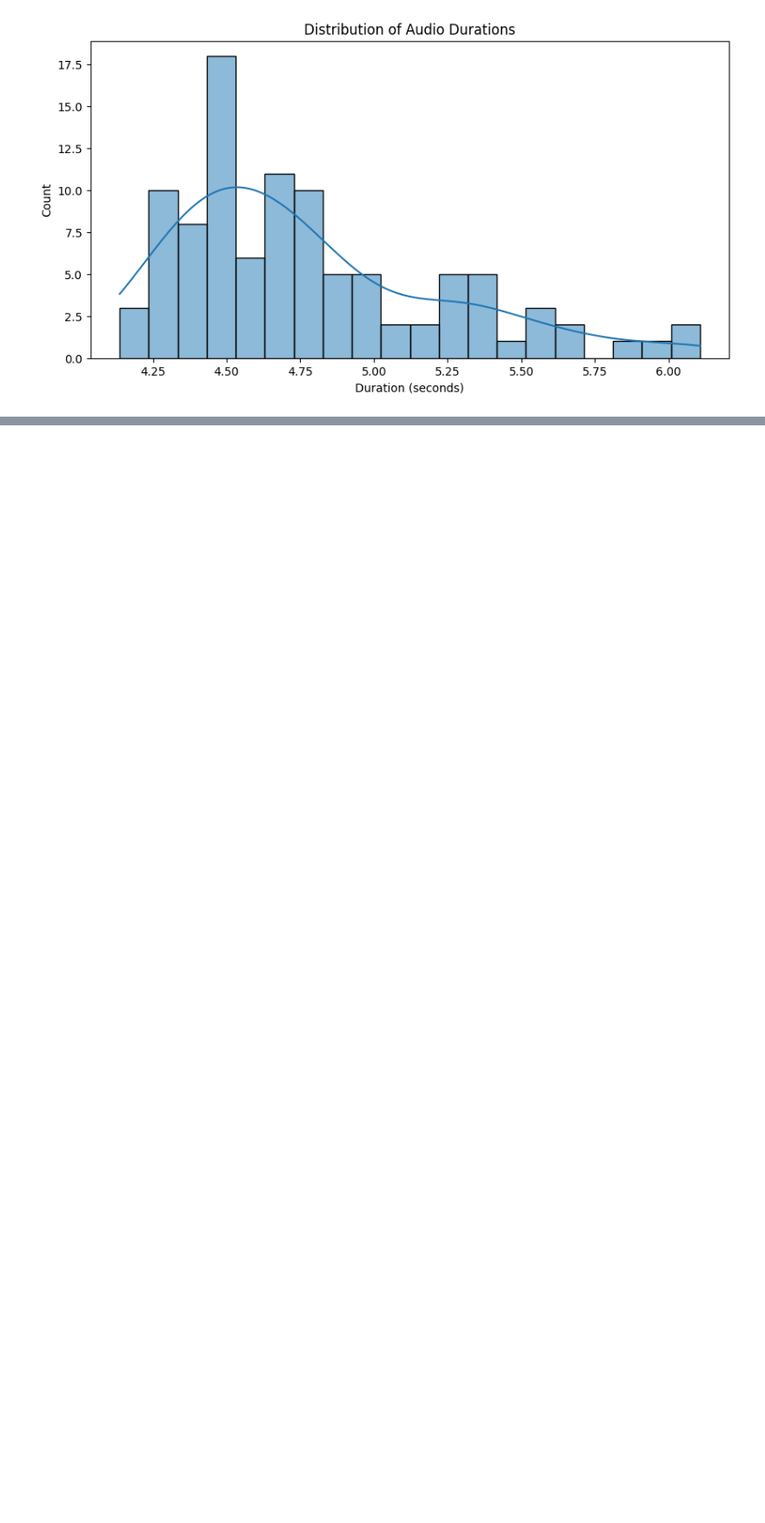
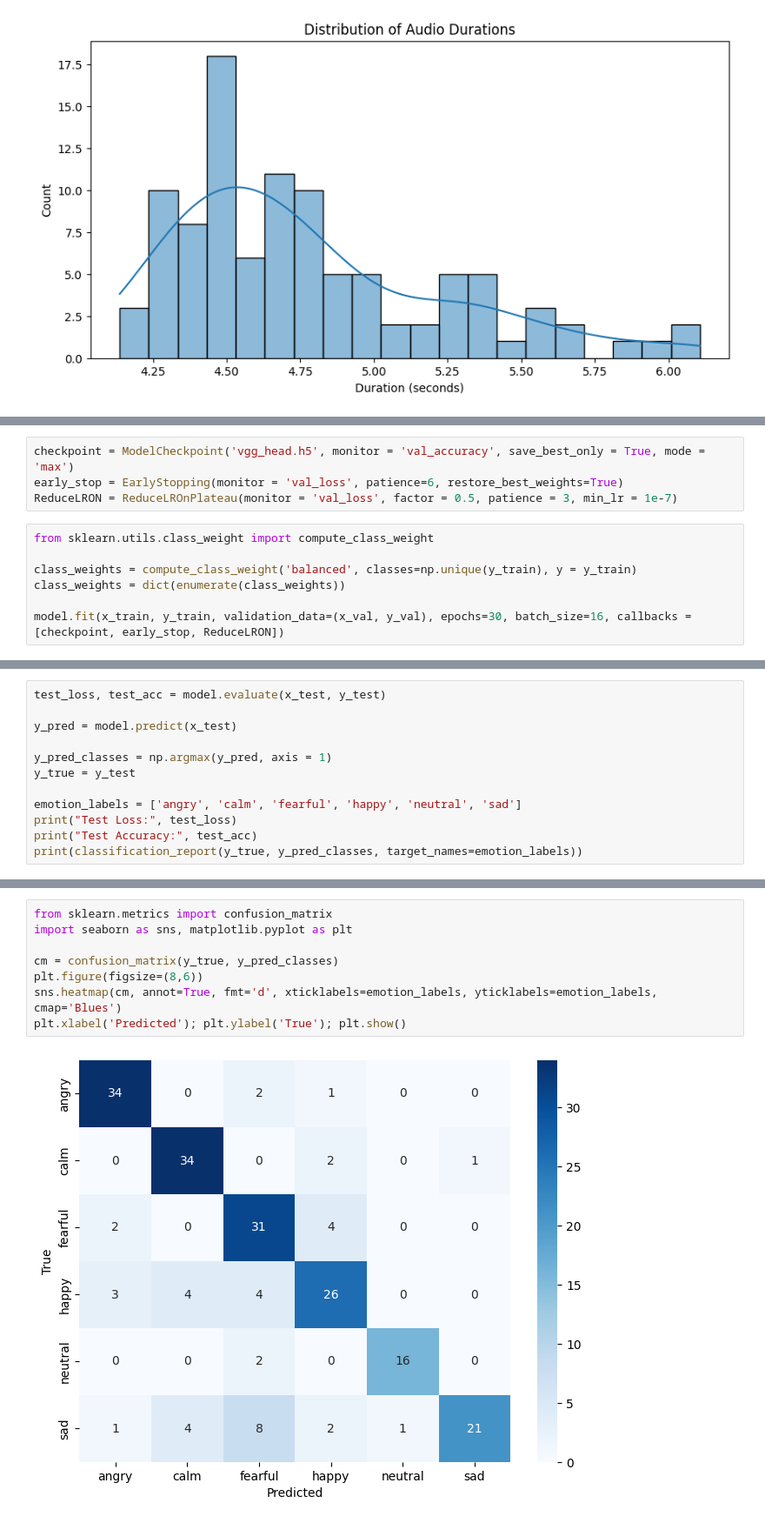
Before and after one commit to ranslemus/dl, a Jupyter notebook: Train Code/SpeechRecognition.ipynb, the cells around one changed output, grey strips where cells are left out. Shown: that part at 87% size. Saved outputs shown, nothing was run; the diff lists cells and outputs as text; blank space fills up the shorter version.

```diff
--- a/Train Code/SpeechRecognition.ipynb
+++ b/Train Code/SpeechRecognition.ipynb
@@ -137,0 +387,11 @@ plt.show()
+# %%
+checkpoint = ModelCheckpoint('vgg_head.h5', monitor = 'val_accuracy', save_best_only = True, mode = 'max')
+early_stop = EarlyStopping(monitor = 'val_loss', patience=6, restore_best_weights=True)
+ReduceLRON = ReduceLROnPlateau(monitor = 'val_loss', factor = 0.5, patience = 3, min_lr = 1e-7)
+# %%
+from sklearn.utils.class_weight import compute_class_weight
+
+class_weights = compute_class_weight('balanced', classes=np.unique(y_train), y = y_train)
+class_weights = dict(enumerate(class_weights))
+
+model.fit(x_train, y_train, validation_data=(x_val, y_val), epochs=30, batch_size=16, callbacks = [checkpoint, early_stop, ReduceLRON])
@@ -137,0 +417,12 @@ plt.show()
+# %%
+test_loss, test_acc = model.evaluate(x_test, y_test)
+
+y_pred = model.predict(x_test)
+
+y_pred_classes = np.argmax(y_pred, axis = 1)
+y_true = y_test
+
+emotion_labels = ['angry', 'calm', 'fearful', 'happy', 'neutral', 'sad']
+print("Test Loss:", test_loss)
+print("Test Accuracy:", test_acc)
+print(classification_report(y_true, y_pred_classes, target_names=emotion_labels))
@@ -137,0 +446,10 @@ plt.show()
+# %%
+from sklearn.metrics import confusion_matrix
+import seaborn as sns, matplotlib.pyplot as plt
+
+cm = confusion_matrix(y_true, y_pred_classes)
+plt.figure(figsize=(8,6))
+sns.heatmap(cm, annot=True, fmt='d', xticklabels=emotion_labels, yticklabels=emotion_labels, cmap='Blues')
+plt.xlabel('Predicted'); plt.ylabel('True'); plt.show()
+# %% [output]
+[figure, added]
```
Also changed, not shown: parts of 21 cells of this notebook.
